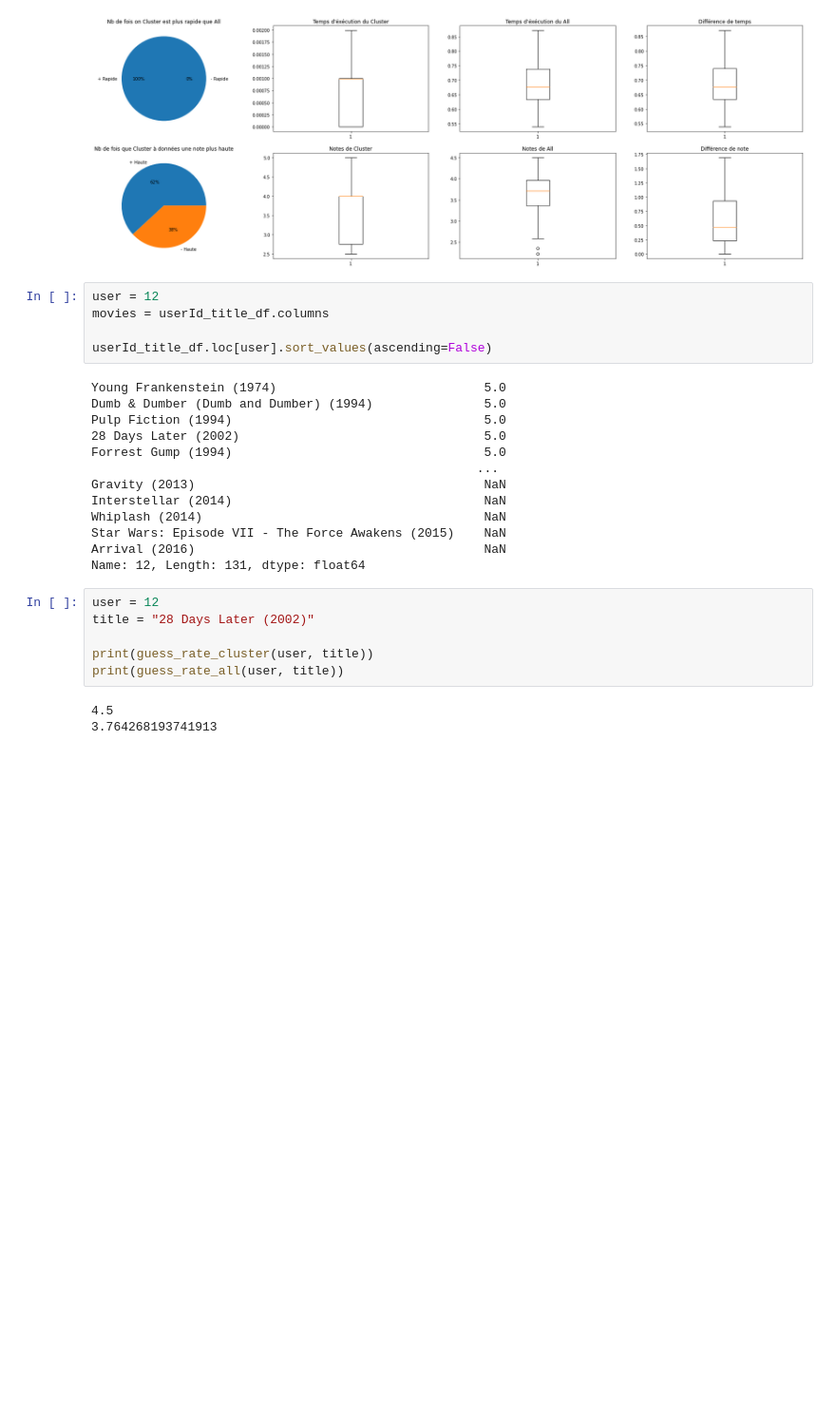
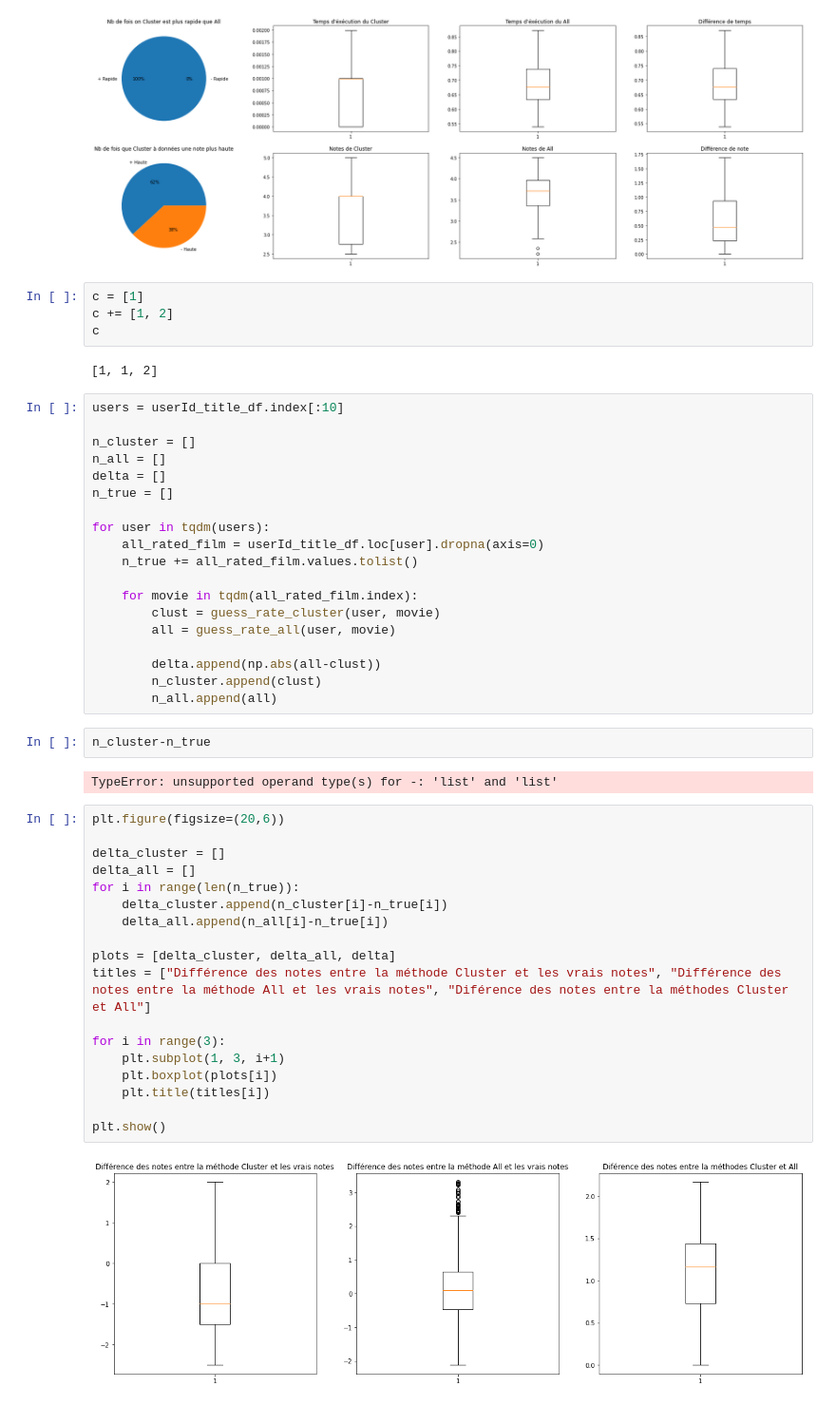
Before and after one commit to StundFR/ClusteringRecommendation, a Jupyter notebook: GroupLens/groupLens.ipynb, the cells around one changed output. Shown: that part at 95% size. Saved outputs shown, nothing was run; the diff lists cells and outputs as text; blank space fills up the shorter version.

Commit message:
Test sur les écarts de note avec la réalité

```diff
--- a/GroupLens/groupLens.ipynb
+++ b/GroupLens/groupLens.ipynb
@@ -208,30 +206,52 @@ for i in range(8):
 plt.show()
 # %% [output]
 [figure]
-# %%
-user = 12
-movies = userId_title_df.columns
-
-userId_title_df.loc[user].sort_values(ascending=False)
-# %% [output]
-Young Frankenstein (1974)                            5.0
-Dumb & Dumber (Dumb and Dumber) (1994)               5.0
-Pulp Fiction (1994)                                  5.0
-28 Days Later (2002)                                 5.0
-Forrest Gump (1994)                                  5.0
-                                                    ...
-Gravity (2013)                                       NaN
-Interstellar (2014)                                  NaN
-Whiplash (2014)                                      NaN
-Star Wars: Episode VII - The Force Awakens (2015)    NaN
-Arrival (2016)                                       NaN
-Name: 12, Length: 131, dtype: float64
-# %%
-user = 12
-title = "28 Days Later (2002)"
-
-print(guess_rate_cluster(user, title))
-print(guess_rate_all(user, title))
-# %% [output]
-4.5
-3.764268193741913
+# %%
+c = [1]
+c += [1, 2]
+c
+# %% [output]
+[1, 1, 2]
+# %%
+users = userId_title_df.index[:10]
+
+n_cluster = []
+n_all = []
+delta = []
+n_true = []
+
+for user in tqdm(users):
+    all_rated_film = userId_title_df.loc[user].dropna(axis=0)
+    n_true += all_rated_film.values.tolist()
+
+    for movie in tqdm(all_rated_film.index):
+        clust = guess_rate_cluster(user, movie)
+        all = guess_rate_all(user, movie)
+
+        delta.append(np.abs(all-clust))
+        n_cluster.append(clust)
+        n_all.append(all)
+# %%
+n_cluster-n_true
+# %% [output]
+TypeError: unsupported operand type(s) for -: 'list' and 'list'
+# %%
+plt.figure(figsize=(20,6))
+
+delta_cluster = []
+delta_all = []
+for i in range(len(n_true)):
+    delta_cluster.append(n_cluster[i]-n_true[i])
+    delta_all.append(n_all[i]-n_true[i])
+
+plots = [delta_cluster, delta_all, delta]
+titles = ["Différence des notes entre la méthode Cluster et les vrais notes", "Différence des notes entre la méthode All et les vrais notes", "Diférence des notes entre la méthodes Cluster et All"]
+
+for i in range(3):
+    plt.subplot(1, 3, i+1)
+    plt.boxplot(plots[i])
+    plt.title(titles[i])
+
+plt.show()
+# %% [output]
+[figure, added]
```
Also changed, not shown: parts of 2 cells of this notebook.
